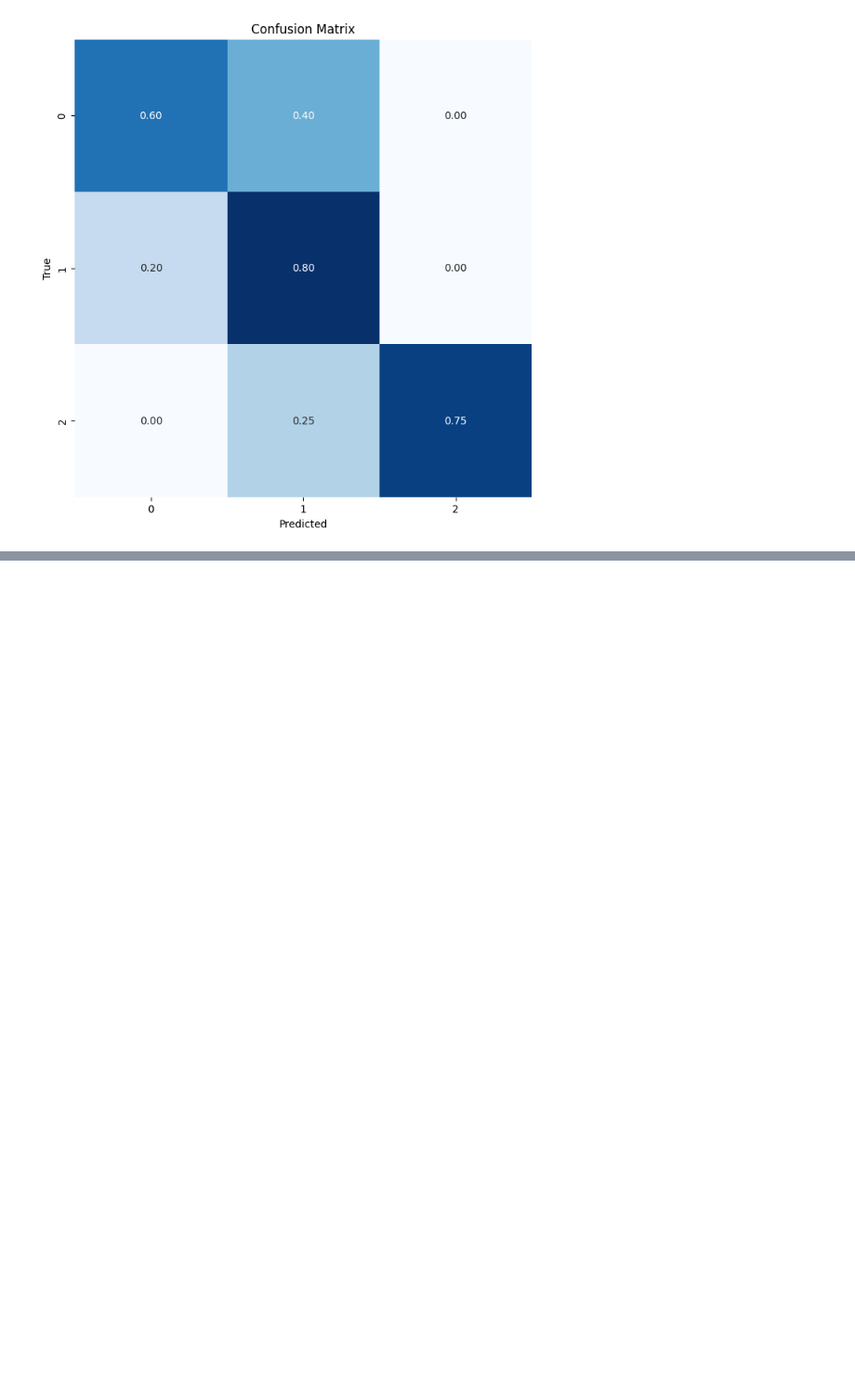
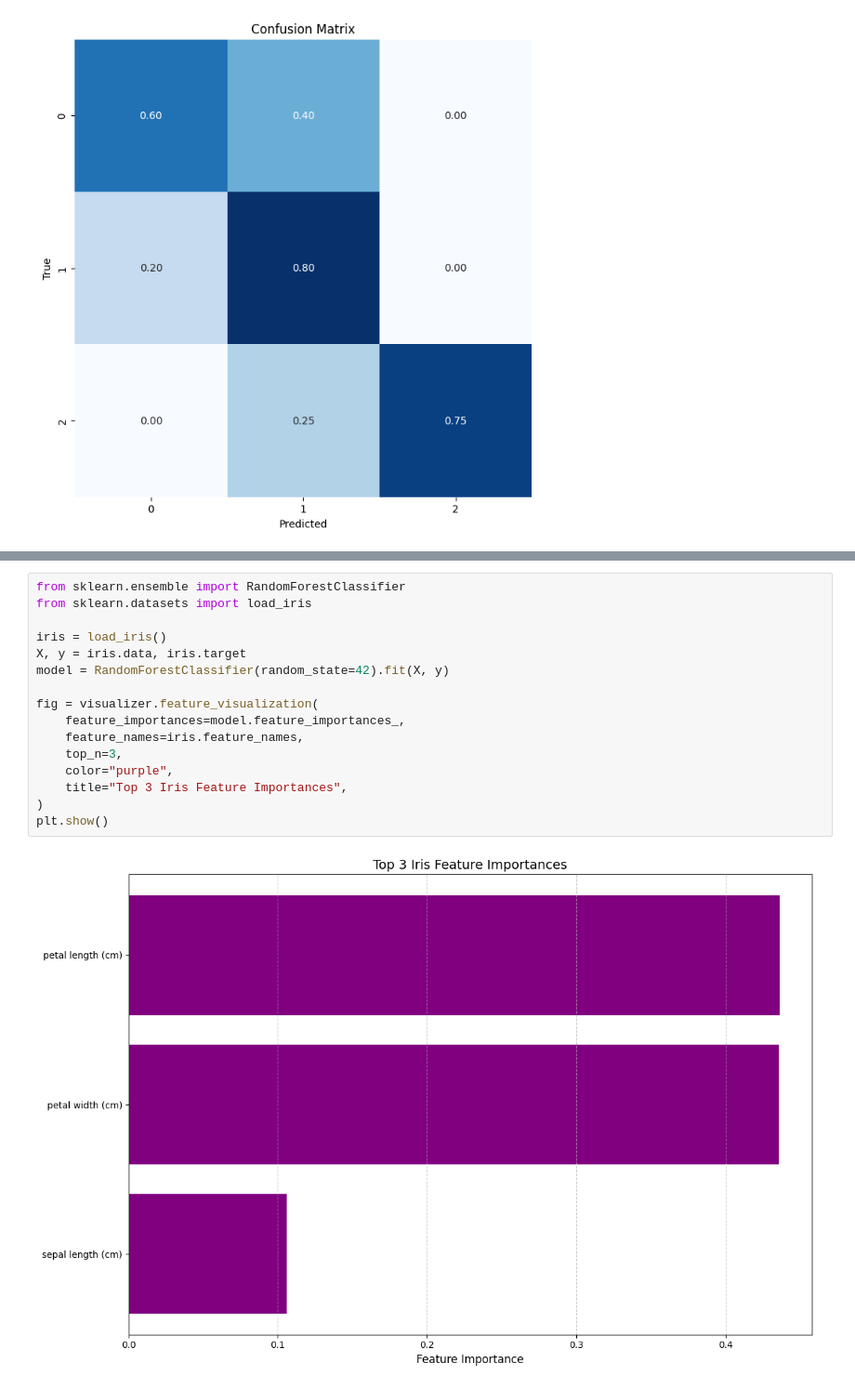
Before and after one commit to petrobras/3W, a Jupyter notebook: docs/notebooks/assessment_examples.ipynb, the cells around one changed output, grey strips where cells are left out. Shown at 93% size. Drawn from its saved outputs; the diff is of its cells as text; blank space fills up the shorter version.

```diff
--- a/docs/notebooks/assessment_examples.ipynb
+++ b/docs/notebooks/assessment_examples.ipynb
@@ -74,0 +127,18 @@ Example 3: Python Lists
+# %%
+from sklearn.ensemble import RandomForestClassifier
+from sklearn.datasets import load_iris
+
+iris = load_iris()
+X, y = iris.data, iris.target
+model = RandomForestClassifier(random_state=42).fit(X, y)
+
+fig = visualizer.feature_visualization(
+    feature_importances=model.feature_importances_,
+    feature_names=iris.feature_names,
+    top_n=3,
+    color="purple",
+    title="Top 3 Iris Feature Importances",
+)
+plt.show()
+# %% [output]
+[figure, added]
```
Also changed, not shown: parts of 7 cells of this notebook, 1 other file.
